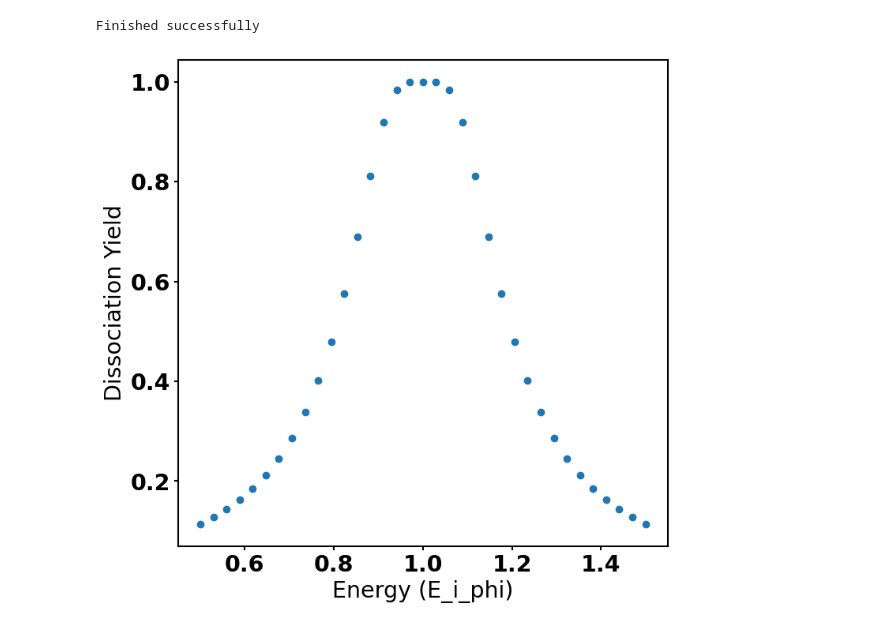
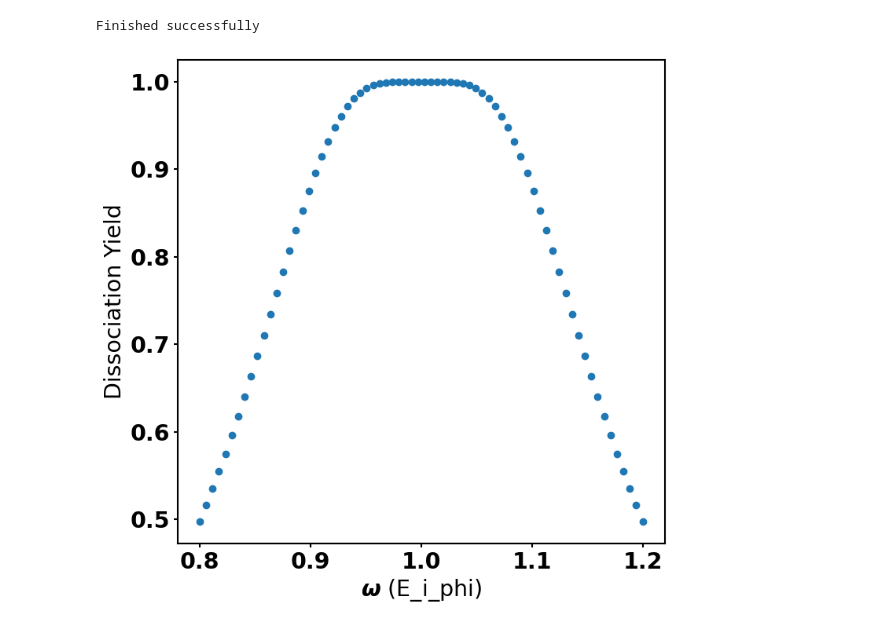
Before and after one commit to rzumbrunn/PCV_project, a Jupyter notebook: task3/task5.ipynb, the cells around one changed output. Drawn from its saved outputs; the diff is of its cells as text; code cells hidden in the pictures.

```diff
--- a/task3/task5.ipynb
+++ b/task3/task5.ipynb
@@ -148,10 +148,10 @@ def worker(omega, result_dict):
 # %%
 # TODO: Remove me, just to update constants
 x0 = np.array([1, 0, 0])
-dt = 0.0005e-9 / aut
+dt = 0.0001e-9 / aut
 T = 50e-9 / aut
 
-omega_range = np.linspace(0.9*E_i_phi, 1.1*E_i_phi, 35)
+omega_range = np.linspace(0.8*E_i_phi, 1.2*E_i_phi, 70)
 num_threads_max = 7
 # %%
 # Parallel processing
@@ -192,10 +192,10 @@ Finished for omega=3.9688290817725e-05
 # %%
 # Plot the results
 plt.plot([float(omega)/E_i_phi for omega in dissoc_yields.keys()], list(dissoc_yields.values()), ls='', marker='o')
 plt.savefig(os.path.join(PROJECT_DIR, 'fano.png'))
-plt.xlabel("Energy (E_i_phi)")
+plt.xlabel(r"$\omega$ (E_i_phi)")
 plt.ylabel("Dissociation Yield")
 print('Finished successfully')
 # %% [output]
 Finished successfully
-[figure, old version]
+[figure, new version]
```
Also changed, not shown: parts of 1 cell of this notebook.
